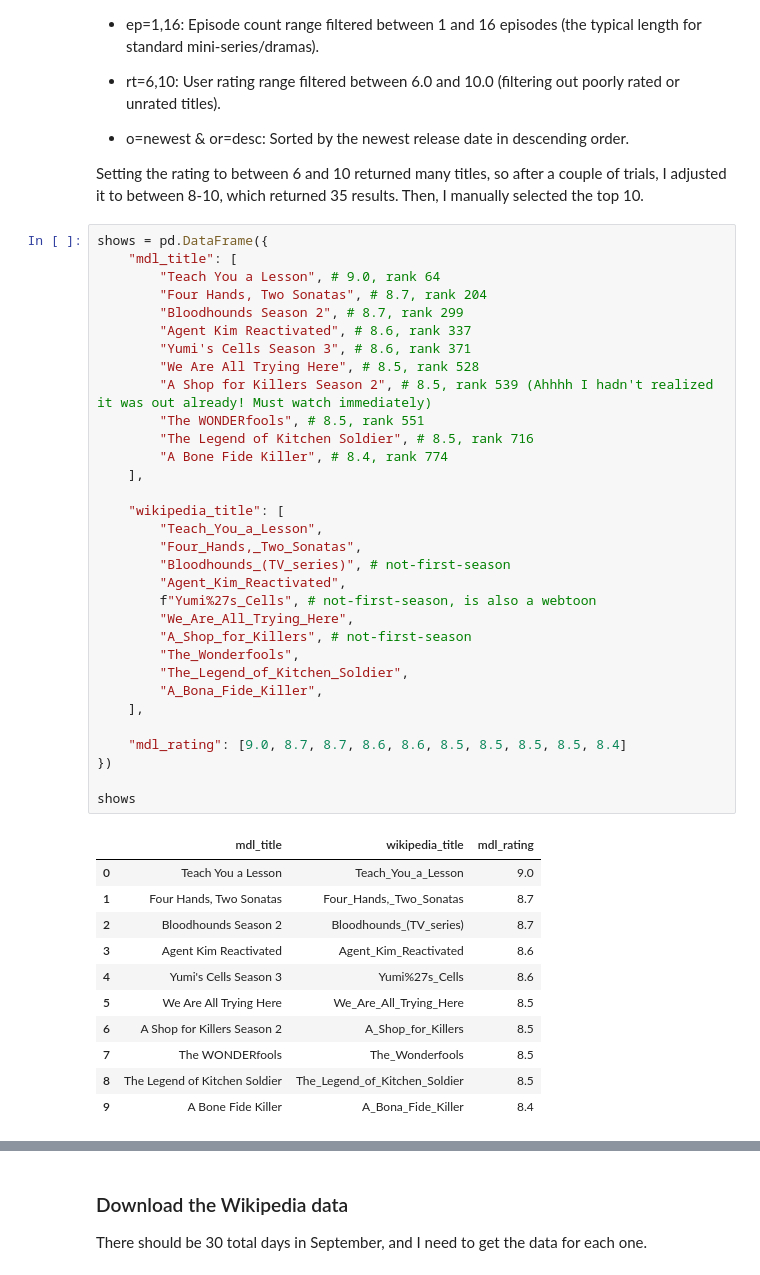
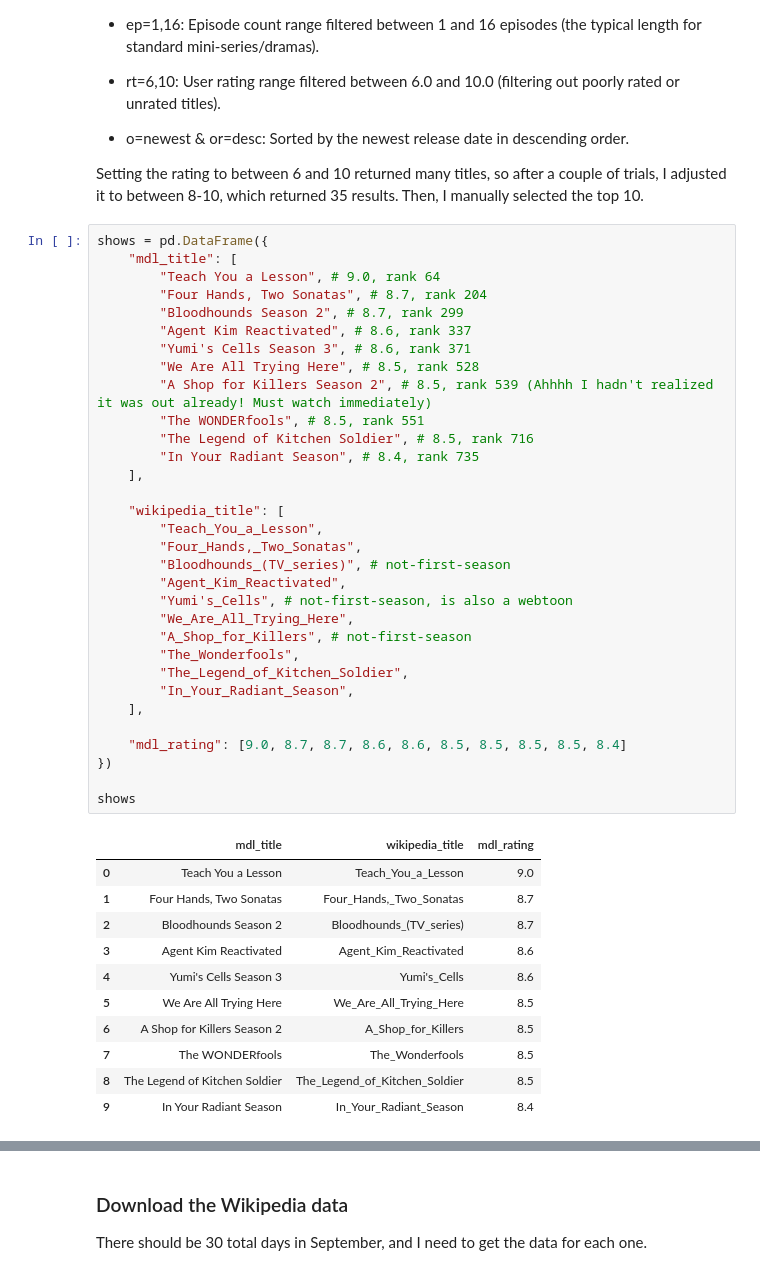
Before and after one commit to kailynlau/cs315-week5-tasks-lab, a Jupyter notebook: week5-wed-notebook.ipynb, the cells around one changed output, grey strips where cells are left out. Drawn from its saved outputs; the diff is of its cells as text.

```diff
--- a/week5-wed-notebook.ipynb
+++ b/week5-wed-notebook.ipynb
@@ -394,39 +394,39 @@ shows = pd.DataFrame({
         "Bloodhounds Season 2", # 8.7, rank 299
         "Agent Kim Reactivated", # 8.6, rank 337
         "Yumi's Cells Season 3", # 8.6, rank 371
         "We Are All Trying Here", # 8.5, rank 528
         "A Shop for Killers Season 2", # 8.5, rank 539 (Ahhhh I hadn't realized it was out already! Must watch immediately)
         "The WONDERfools", # 8.5, rank 551
         "The Legend of Kitchen Soldier", # 8.5, rank 716
-        "A Bone Fide Killer", # 8.4, rank 774
+        "In Your Radiant Season", # 8.4, rank 735
     ],
 
     "wikipedia_title": [
         "Teach_You_a_Lesson",
         "Four_Hands,_Two_Sonatas",
         "Bloodhounds_(TV_series)", # not-first-season
         "Agent_Kim_Reactivated",
-        f"Yumi%27s_Cells", # not-first-season, is also a webtoon
+        "Yumi's_Cells", # not-first-season, is also a webtoon
         "We_Are_All_Trying_Here",
         "A_Shop_for_Killers", # not-first-season
         "The_Wonderfools",
         "The_Legend_of_Kitchen_Soldier",
-        "A_Bona_Fide_Killer",
+        "In_Your_Radiant_Season",
     ],
 
     "mdl_rating": [9.0, 8.7, 8.7, 8.6, 8.6, 8.5, 8.5, 8.5, 8.5, 8.4]
 })
 
 shows
 # %% [output]
 |  | mdl_title | wikipedia_title | mdl_rating |
 | 0 | Teach You a Lesson | Teach_You_a_Lesson | 9.0 |
 | 1 | Four Hands, Two Sonatas | Four_Hands,_Two_Sonatas | 8.7 |
 | 2 | Bloodhounds Season 2 | Bloodhounds_(TV_series) | 8.7 |
 | 3 | Agent Kim Reactivated | Agent_Kim_Reactivated | 8.6 |
-| 4 | Yumi's Cells Season 3 | Yumi%27s_Cells | 8.6 |
+| 4 | Yumi's Cells Season 3 | Yumi's_Cells | 8.6 |
 | 5 | We Are All Trying Here | We_Are_All_Trying_Here | 8.5 |
 | 6 | A Shop for Killers Season 2 | A_Shop_for_Killers | 8.5 |
 | 7 | The WONDERfools | The_Wonderfools | 8.5 |
 | 8 | The Legend of Kitchen Soldier | The_Legend_of_Kitchen_Soldier | 8.5 |
-| 9 | A Bone Fide Killer | A_Bona_Fide_Killer | 8.4 |
+| 9 | In Your Radiant Season | In_Your_Radiant_Season | 8.4 |
```
Also changed, not shown: parts of 42 cells of this notebook, 1 other file.
